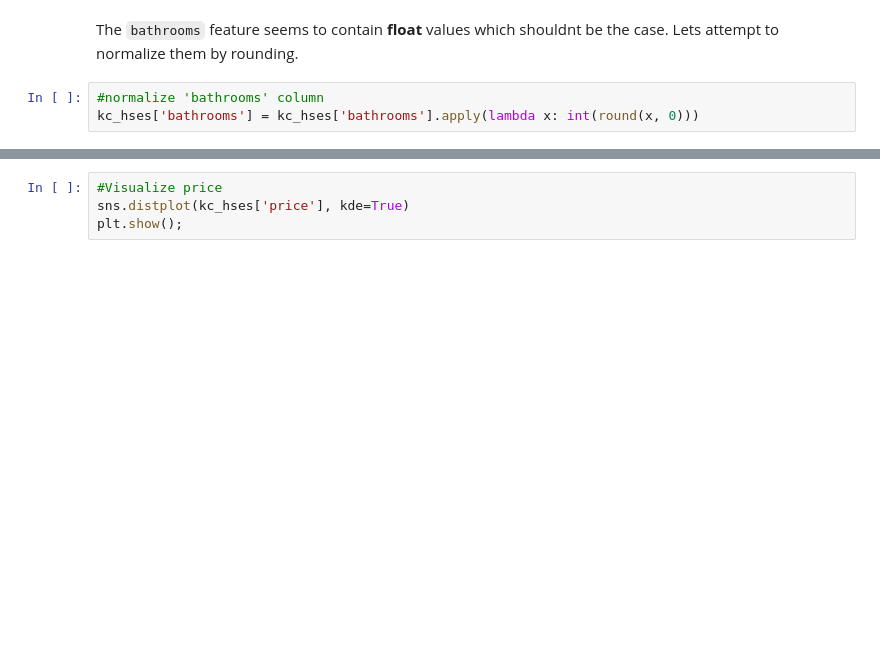
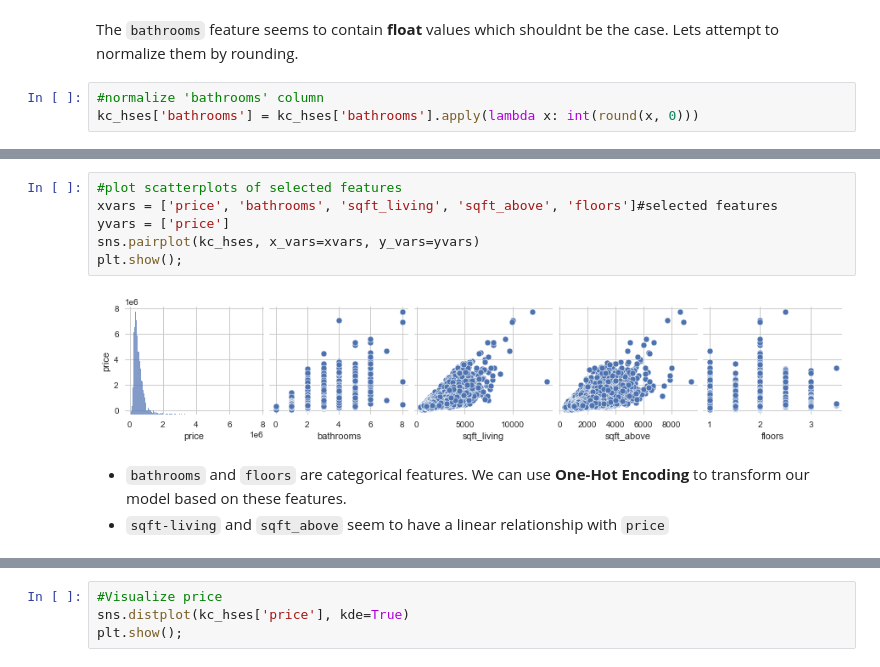
Before and after one commit to R3TR0Quan/KC_Realestate_Analysis_and_Modelling, a Jupyter notebook: notebook.ipynb, the cells around one changed output, grey strips where cells are left out. Saved outputs shown, nothing was run; the diff lists cells and outputs as text; blank space fills up the shorter version.

```diff
--- a/notebook.ipynb
+++ b/notebook.ipynb
@@ -182,0 +264,11 @@ kc_hses['bathrooms'] = kc_hses['bathrooms'].apply(lambda x: int(round(x, 0)))
+# %%
+#plot scatterplots of selected features
+xvars = ['price', 'bathrooms', 'sqft_living', 'sqft_above', 'floors']#selected features
+yvars = ['price']
+sns.pairplot(kc_hses, x_vars=xvars, y_vars=yvars)
+plt.show();
+# %% [output]
+[figure, added]
+# %% [markdown]
+- `bathrooms` and `floors` are categorical features. We can use **One-Hot Encoding** to transform our model based on these features.
+- `sqft-living` and `sqft_above` seem to have a linear relationship with `price`
```
Also changed, not shown: parts of 41 cells of this notebook.
